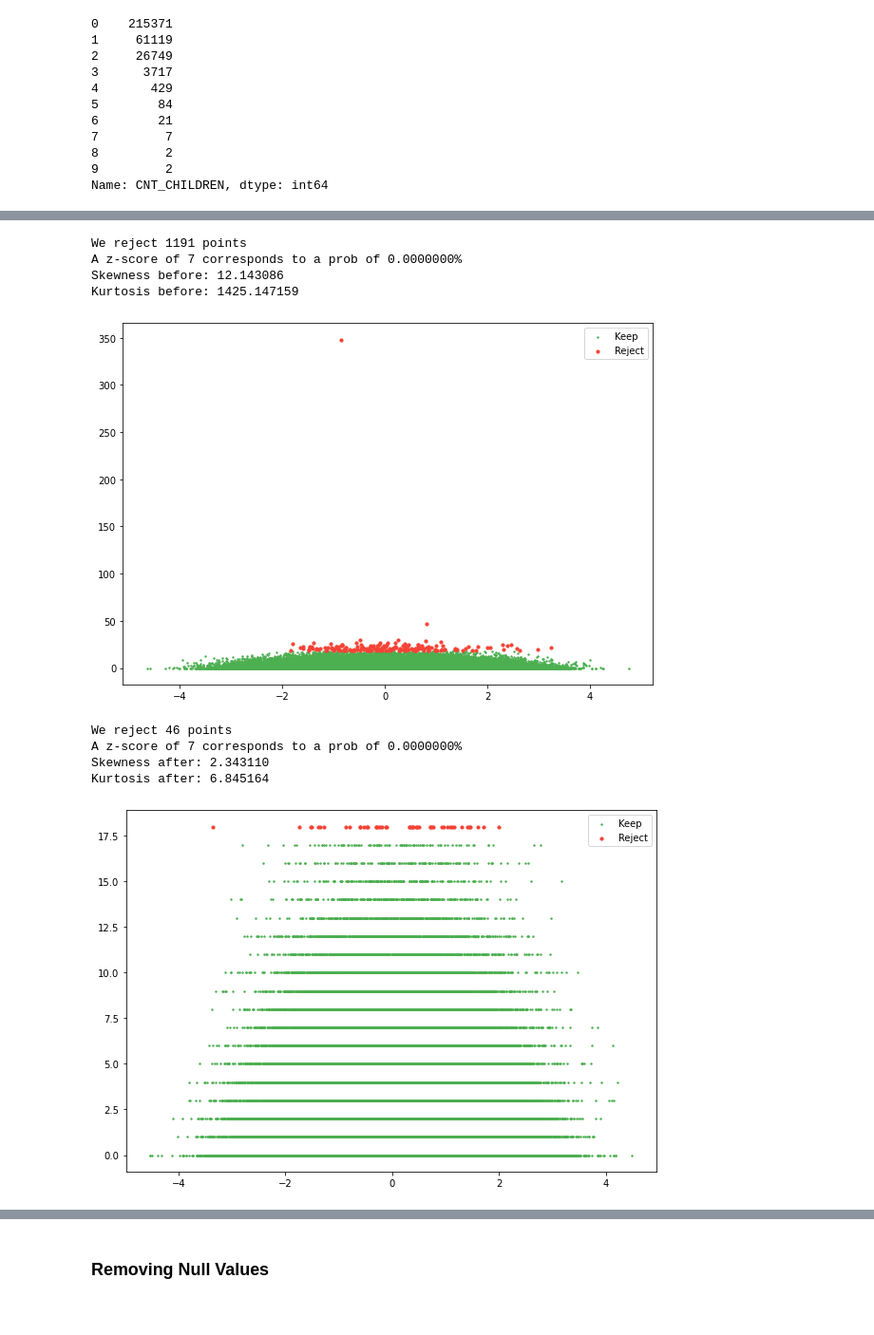
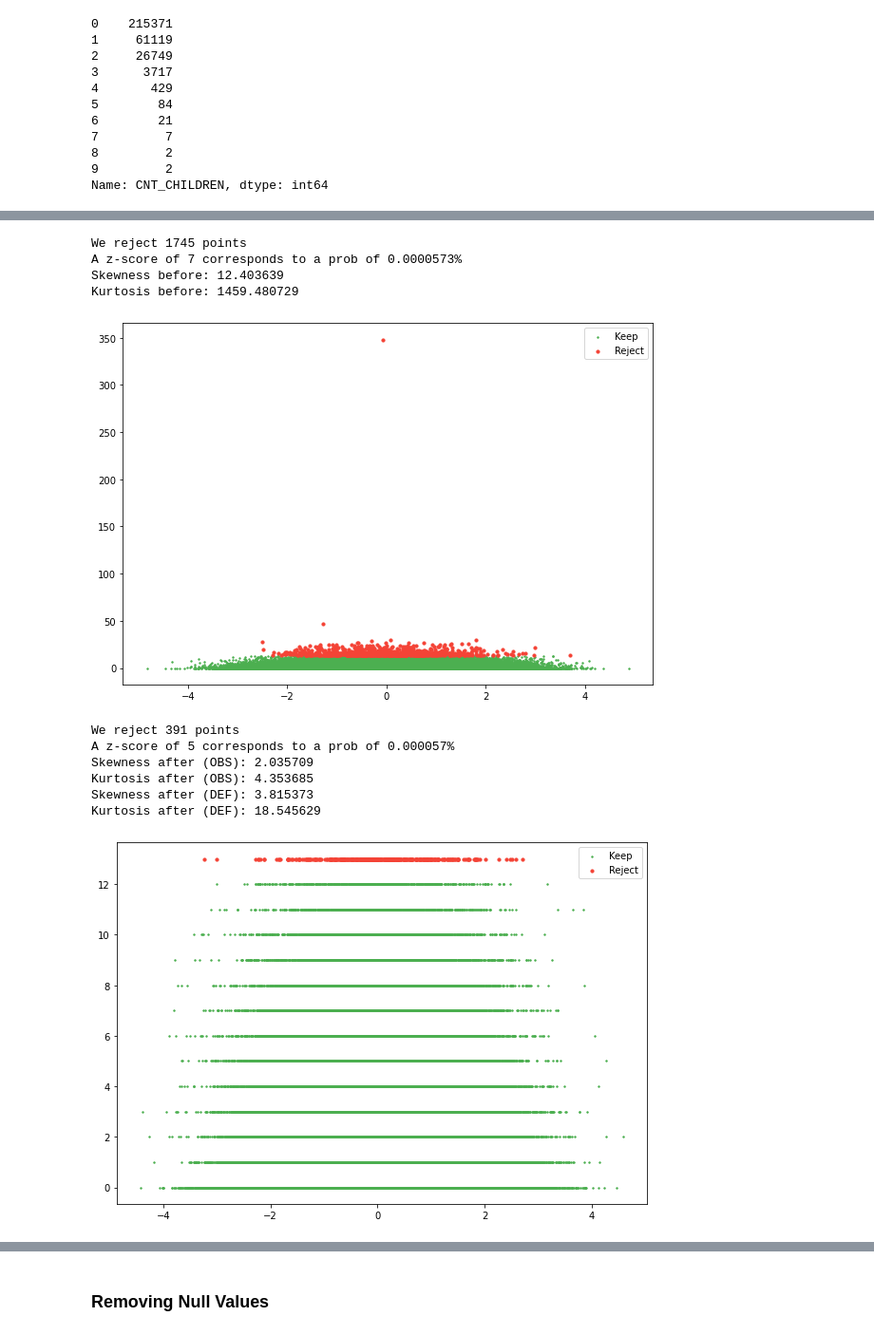
Before and after one commit to SharelCooper/LoanDefaultAnalysisAndMLPredicton, a Jupyter notebook: Loan Project.ipynb, the cells around one changed output, grey strips where cells are left out. Shown at 95% size. Cells and saved outputs as stored; diff of their text form; code cells hidden in the pictures.

```diff
--- a/Loan Project.ipynb
+++ b/Loan Project.ipynb
@@ -236,18 +232,19 @@ After removing the children count outliers:
 9         2
 Name: CNT_CHILDREN, dtype: int64
 # %%
+# We will now explore the income column and remove outliers
 # Calculating mean and std for the income column
 mean, std = np.mean(df.AMT_INCOME_TOTAL), np.std(df.AMT_INCOME_TOTAL)
-# Calculating the z-score for each data point (how far in STD is each data point from the mean).
+# Calculating the z-score for each data point (how far in STDs is each data point from the mean).
 z_score = np.abs((df.AMT_INCOME_TOTAL - mean) / std)
 # Our threshold for how many STDs from the mean we keep
-threshold = 3.2
+threshold = 3
 keep = z_score < threshold
 # How many data points are we rejecting
 print(f"We reject {(~keep).sum()} points")
 # Calc the probability corresponding to the selected z-score threshold
 from scipy.stats import norm
-print(f"A z-score of 3.2 corresponds to a prob of {100 * 2 * norm.sf(threshold):0.2f}%")
+print(f"A z-score of 3 corresponds to a prob of {100 * 2 * norm.sf(threshold):0.2f}%")
 # Visualize the outliers
 visual_scatter = np.random.normal(size=df.AMT_INCOME_TOTAL.size)
 plt.scatter(visual_scatter[keep], df.AMT_INCOME_TOTAL[keep], s=2, label="Keep", color="#4CAF50")
@@ -271,21 +268,24 @@ mean, std = np.mean(df.AMT_INCOME_TOTAL), np.std(df.AMT_INCOME_TOTAL)
 # Calculating the z-score for each data point (how far in STD is each data point from the mean).
 z_score = np.abs((df.AMT_INCOME_TOTAL - mean) / std)
 # Our threshold for how many STDs from the mean we keep
-threshold = 4
+threshold = 3
 keep = z_score < threshold
 # How many data points are we rejecting
 print(f"We reject {(~keep).sum()} points")
 # Calculating the probability corresponding to the selected z-score threshold
 from scipy.stats import norm
-print(f"A z-score of 4 corresponds to a prob of {100 * 2 * norm.sf(threshold):0.3f}%")
+print(f"A z-score of 6 corresponds to a prob of {100 * 2 * norm.sf(threshold):0.3f}%")
 # Visualizing the outliers
 visual_scatter = np.random.normal(size=df.AMT_INCOME_TOTAL.size)
 plt.scatter(visual_scatter[keep], df.AMT_INCOME_TOTAL[keep], s=2, label="Keep", color="#4CAF50")
 plt.scatter(visual_scatter[~keep],df.AMT_INCOME_TOTAL[~keep], s=10, label="Reject", color="#F44336")
 plt.legend()
+# We will now drop the selected rejected  data points
+df.drop(df.AMT_INCOME_TOTAL[~keep].index,inplace=True, axis=0)
 # Print skewness and kurtosis after cleaning
 print(f"Skewness after: %f" % df.AMT_INCOME_TOTAL.skew())
 print(f"Kurtosis after: %f" % df.AMT_INCOME_TOTAL.kurt())
-#We will not drop anymore values since this will cause significant dataset reduction
+# We will not drop anymore values since this will cause significant dataset reduction
+# People with very high anual incomes are less likely to default on a loan and may skew the model
 plt.show();
 # %% [output]
@@ -339,6 +339,9 @@ Name: YEARS_EMPLOYED, Length: 307225, dtype: float64
 # %%
 # We see thusands of rows with the employment period of 1000.665 years. Lets replace those with the median.
 df.YEARS_EMPLOYED.loc[df.YEARS_EMPLOYED[df.YEARS_EMPLOYED > 1000].index] = df.YEARS_EMPLOYED.median()
-# We now see no more values of over 60 years of employment.
-len(df.YEARS_EMPLOYED[df.YEARS_EMPLOYED > 60])
+# Plotting the distribution of the employment period column
+plt.hist(df.YEARS_EMPLOYED)
+# We will clean by inspection and remove data points of over 25 years employed
+df.drop(df.YEARS_EMPLOYED[df.YEARS_EMPLOYED > 25].index,inplace=True, axis=0)
+plt.show();
 # %% [output]
@@ -349,7 +352,7 @@ mean, std = np.mean(df.OBS_30_CNT_SOCIAL_CIRCLE), np.std(df.OBS_30_CNT_SOCIAL_CI
 # Calculating the z-score for each data point (how far in STD is each data point from the mean).
 z_score = np.abs((df.OBS_30_CNT_SOCIAL_CIRCLE - mean) / std)
 # Our threshold for how many STDs from the mean we keep
-threshold = 7
+threshold = 5
 keep = z_score < threshold
 # How many data points are we rejecting
 print(f"We reject {(~keep).sum()} points")
@@ -368,40 +371,45 @@ print(f"Kurtosis before: %f" % df.OBS_30_CNT_SOCIAL_CIRCLE.kurt())
 df.drop(df.OBS_30_CNT_SOCIAL_CIRCLE[~keep].index,inplace=True, axis=0)
 plt.show();
 # %% [output]
-We reject 1191 points
-A z-score of 7 corresponds to a prob of 0.0000000%
-Skewness before: 12.143086
-Kurtosis before: 1425.147159
+We reject 1745 points
+A z-score of 7 corresponds to a prob of 0.0000573%
+Skewness before: 12.403639
+Kurtosis before: 1459.480729
-[figure, old version]
+[figure, new version]
 # %%
 # Calculating mean and std for the SOCIAL_CIRCLE column
 mean, std = np.mean(df.OBS_30_CNT_SOCIAL_CIRCLE), np.std(df.OBS_30_CNT_SOCIAL_CIRCLE)
 # Calculating the z-score for each data point (how far in STD is each data point from the mean).
 z_score = np.abs((df.OBS_30_CNT_SOCIAL_CIRCLE - mean) / std)
 # Our threshold for how many STDs from the mean we keep
-threshold = 7
+threshold = 5
 keep = z_score < threshold
 # How many data points are we rejecting
 print(f"We reject {(~keep).sum()} points")
 # Calc the probability corresponding to the selected z-score threshold
 from scipy.stats import norm
-print(f"A z-score of 7 corresponds to a prob of {100 * 2 * norm.sf(threshold):0.7f}%")
+print(f"A z-score of 5 corresponds to a prob of {100 * 2 * norm.sf(threshold):0.6f}%")
 # Visualize the outliers
 visual_scatter = np.random.normal(size=df.OBS_30_CNT_SOCIAL_CIRCLE.size)
 plt.scatter(visual_scatter[keep], df.OBS_30_CNT_SOCIAL_CIRCLE[keep], s=2, label="Keep", color="#4CAF50")
 plt.scatter(visual_scatter[~keep],df.OBS_30_CNT_SOCIAL_CIRCLE[~keep], s=10, label="Reject", color="#F44336")
 plt.legend()
-
+# We will now drop the selected rejected  data points
+df.drop(df.OBS_30_CNT_SOCIAL_CIRCLE[~keep].index,inplace=True, axis=0)
 # Print skewness and kurtosis after cleaning. It is significantly better
-print(f"Skewness after: %f" % df.OBS_30_CNT_SOCIAL_CIRCLE.skew())
-print(f"Kurtosis after: %f" % df.OBS_30_CNT_SOCIAL_CIRCLE.kurt())
+print(f"Skewness after (OBS): %f" % df.OBS_30_CNT_SOCIAL_CIRCLE.skew())
+print(f"Kurtosis after (OBS): %f" % df.OBS_30_CNT_SOCIAL_CIRCLE.kurt())
+print(f"Skewness after (DEF): %f" % df.DEF_30_CNT_SOCIAL_CIRCLE.skew())
+print(f"Kurtosis after (DEF): %f" % df.DEF_30_CNT_SOCIAL_CIRCLE.kurt())
 plt.show();
 # %% [output]
-We reject 46 points
-A z-score of 7 corresponds to a prob of 0.0000000%
-Skewness after: 2.343110
-Kurtosis after: 6.845164
+We reject 391 points
+A z-score of 5 corresponds to a prob of 0.000057%
+Skewness after (OBS): 2.035709
+Kurtosis after (OBS): 4.353685
+Skewness after (DEF): 3.815373
+Kurtosis after (DEF): 18.545629
-[figure, old version]
+[figure, new version]
 # %%
 # Reengineer the DAYS_LAST_PHONE_CHANGE column to show in days.
 df.DAYS_LAST_PHONE_CHANGE = np.abs(df.DAYS_LAST_PHONE_CHANGE)
```
Also changed, not shown: parts of 31 cells of this notebook.
